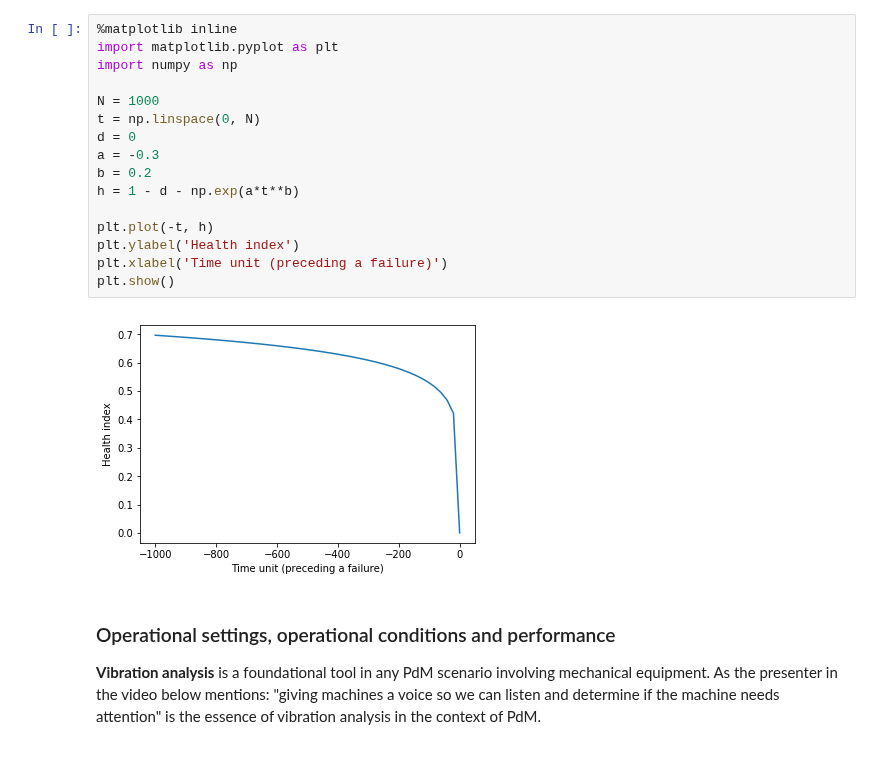
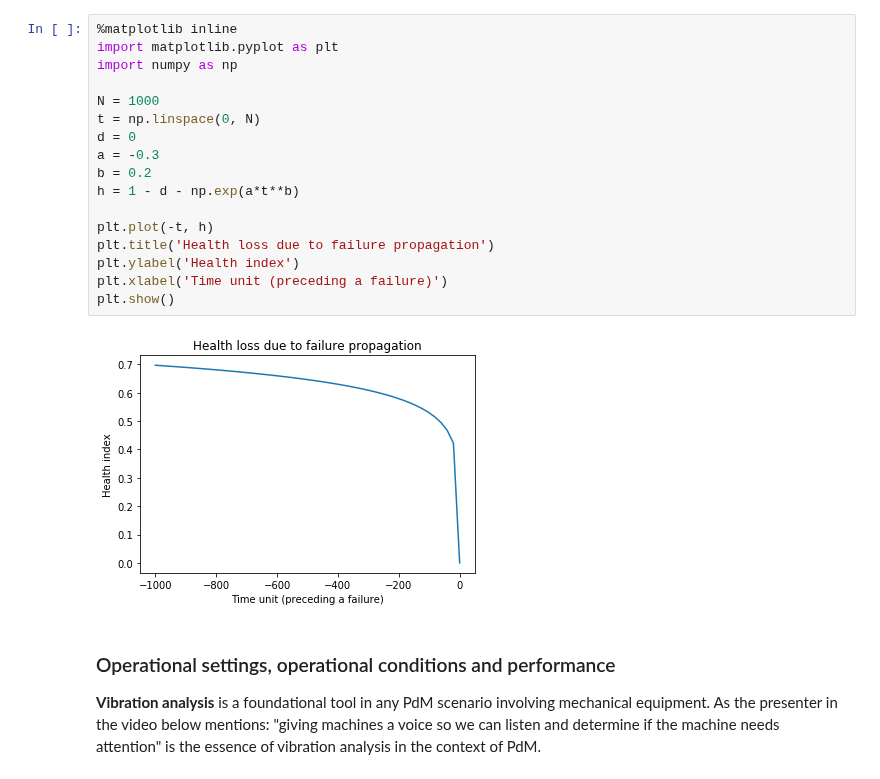
Before and after one commit to Azure/AI-PredictiveMaintenance, a Jupyter notebook: src/AML/Notebooks/DataGeneration.ipynb, the cells around one changed output. Cells and saved outputs as stored; diff of their text form.

```diff
--- a/src/AML/Notebooks/DataGeneration.ipynb
+++ b/src/AML/Notebooks/DataGeneration.ipynb
@@ -61,21 +61,22 @@ Below is an example trajectory of health loss with its characteristic incresingl
 # %%
 %matplotlib inline
 import matplotlib.pyplot as plt
 import numpy as np
 
 N = 1000
 t = np.linspace(0, N)
 d = 0
 a = -0.3
 b = 0.2
 h = 1 - d - np.exp(a*t**b)
 
 plt.plot(-t, h)
+plt.title('Health loss due to failure propagation')
 plt.ylabel('Health index')
 plt.xlabel('Time unit (preceding a failure)')
 plt.show()
 # %% [output]
-[figure, old version]
+[figure, new version]
 # %% [markdown]
 ### Operational settings, operational conditions and performance
 
```
Also changed, not shown: parts of 1 cell of this notebook.
